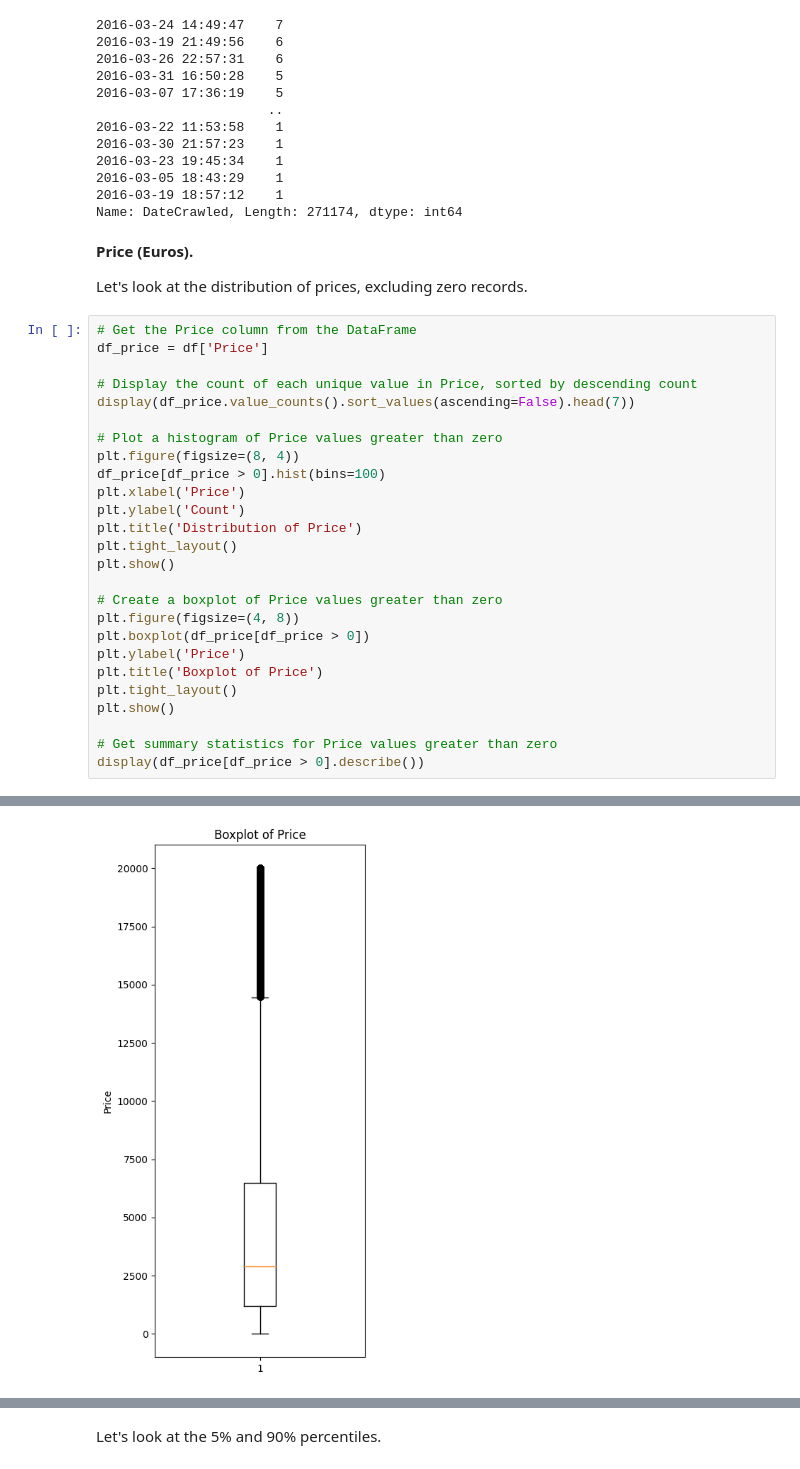
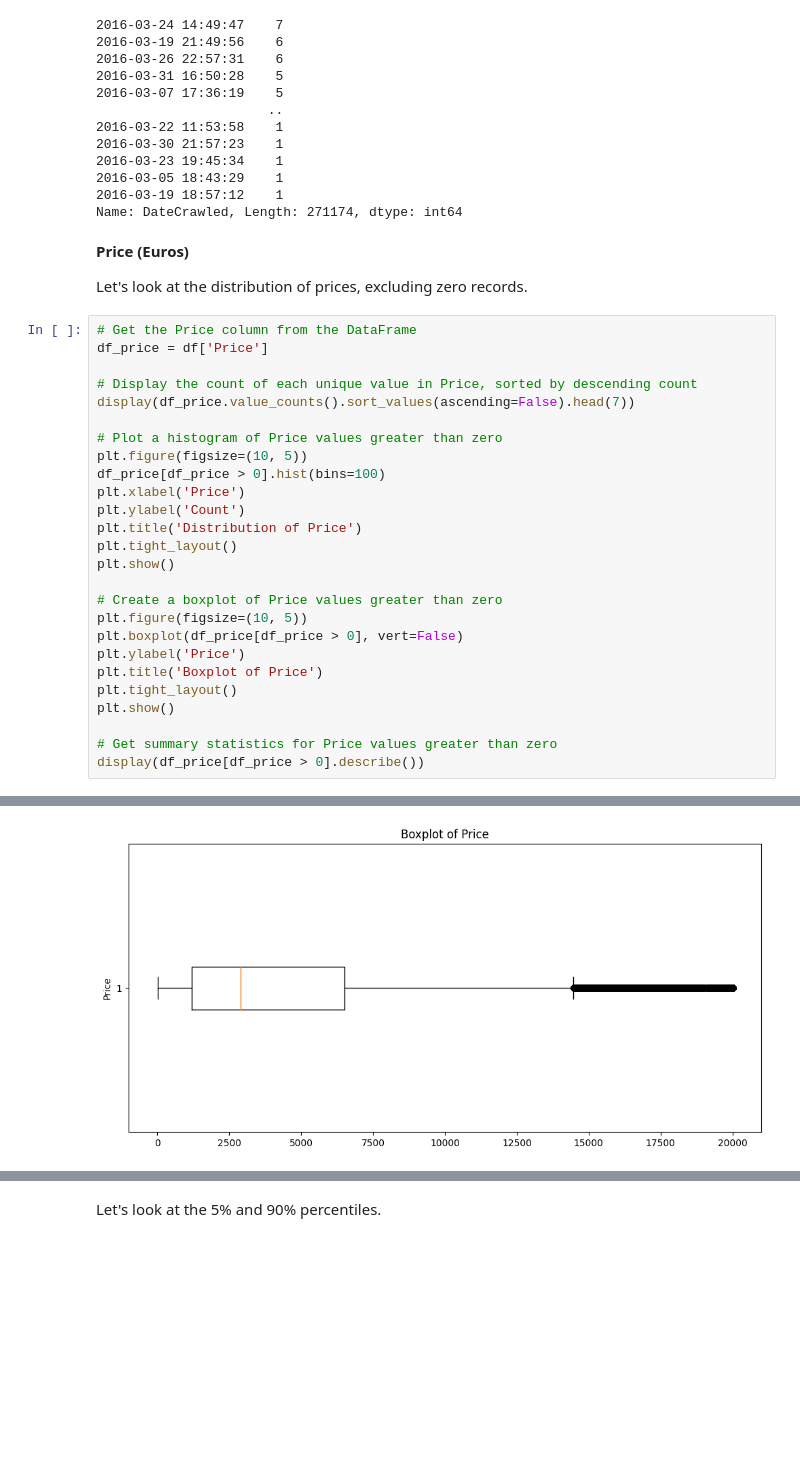
Before and after one commit to vartemyev88/machine-learning, a Jupyter notebook: projects/practicum-car_price/autos.ipynb, the cells around one changed output, grey strips where cells are left out. Cells and saved outputs as stored; diff of their text form; blank space fills up the shorter version.

```diff
--- a/projects/practicum-car_price/autos.ipynb
+++ b/projects/practicum-car_price/autos.ipynb
@@ -194,7 +194,7 @@ data['DateCrawled'].value_counts().sort_values(ascending=False)
 2016-03-19 18:57:12    1
 Name: DateCrawled, Length: 271174, dtype: int64
 # %% [markdown]
-**Price (Euros).**
+**Price (Euros)**
 
 Let's look at the distribution of prices, excluding zero records.
 # %%
@@ -205,7 +205,7 @@ df_price = df['Price']
 display(df_price.value_counts().sort_values(ascending=False).head(7))
 
 # Plot a histogram of Price values greater than zero
-plt.figure(figsize=(8, 4))
+plt.figure(figsize=(10, 5))
 df_price[df_price > 0].hist(bins=100)
 plt.xlabel('Price')
 plt.ylabel('Count')
@@ -214,8 +214,8 @@ plt.tight_layout()
 plt.show()
 
 # Create a boxplot of Price values greater than zero
-plt.figure(figsize=(4, 8))
-plt.boxplot(df_price[df_price > 0])
+plt.figure(figsize=(10, 5))
+plt.boxplot(df_price[df_price > 0], vert=False)
 plt.ylabel('Price')
 plt.title('Boxplot of Price')
 plt.tight_layout()
@@ -236,4 +236,4 @@ Name: Price, dtype: int64
-[figure, old version]
+[figure, new version]
 count    343597.000000
 mean       4555.121974
 std        4515.058553
```
Also changed, not shown: parts of 35 cells of this notebook.
